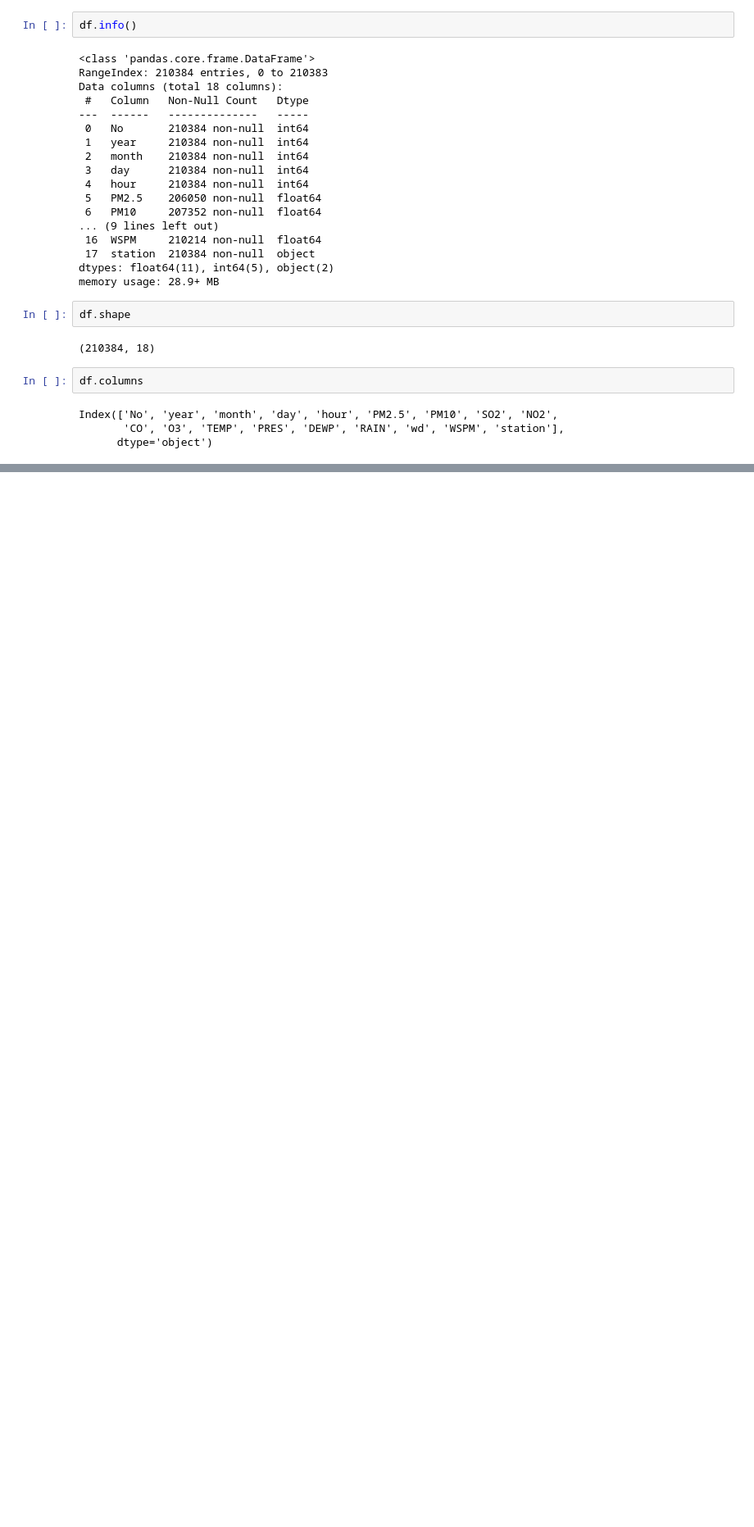
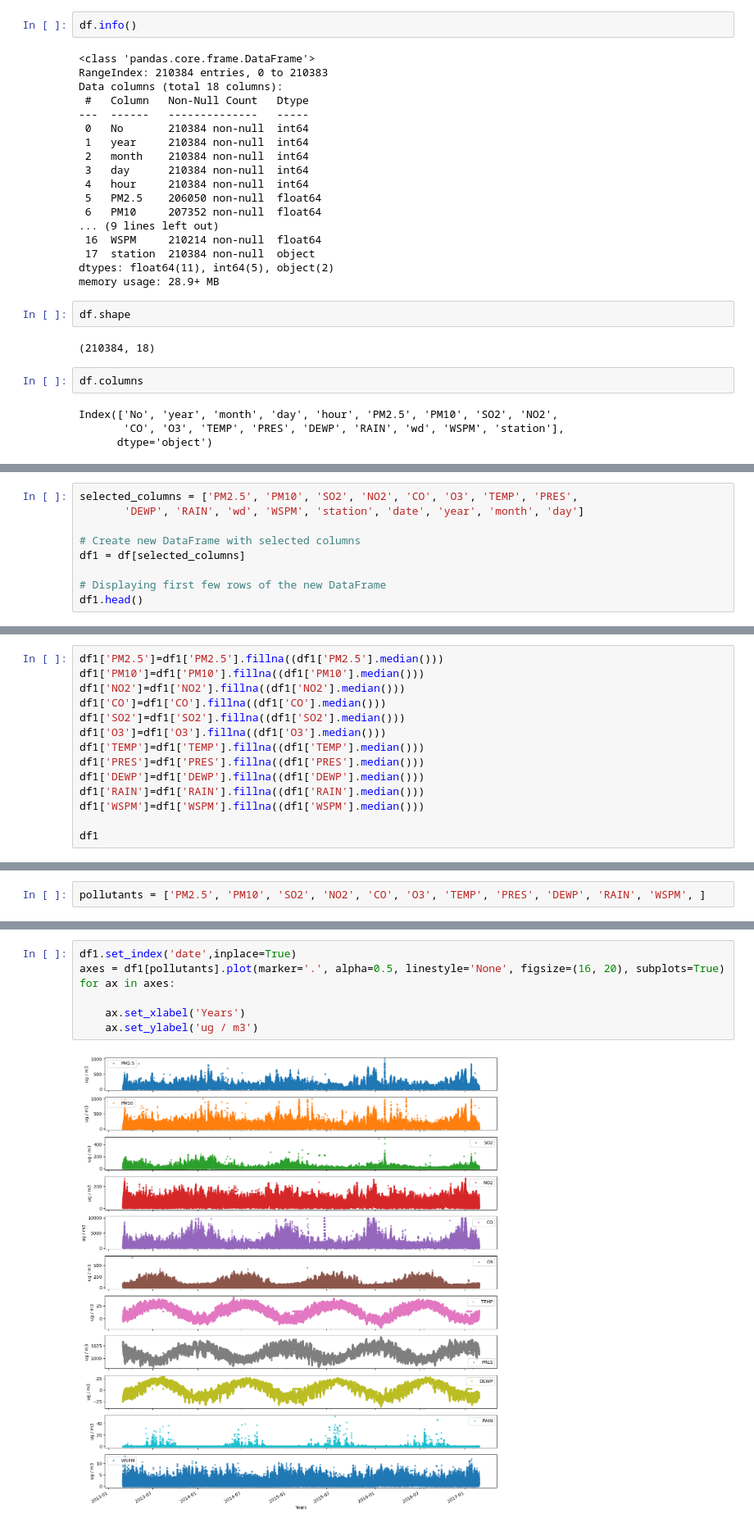
Before and after one commit to Prathap1418/CMP7005_Assi, a Jupyter notebook: CMP7005_Assi.ipynb, the cells around one changed output, grey strips where cells are left out. Shown at 82% size. Cells and saved outputs as stored; diff of their text form; blank space fills up the shorter version.

```diff
--- a/CMP7005_Assi.ipynb
+++ b/CMP7005_Assi.ipynb
@@ -476,0 +437,9 @@ date&time     0  0.000000
+# %%
+selected_columns = ['PM2.5', 'PM10', 'SO2', 'NO2', 'CO', 'O3', 'TEMP', 'PRES',
+       'DEWP', 'RAIN', 'wd', 'WSPM', 'station', 'date', 'year', 'month', 'day']
+
+# Create new DataFrame with selected columns
+df1 = df[selected_columns]
+
+# Displaying first few rows of the new DataFrame
+df1.head()
@@ -476,0 +471,14 @@ date&time     0  0.000000
+# %%
+df1['PM2.5']=df1['PM2.5'].fillna((df1['PM2.5'].median()))
+df1['PM10']=df1['PM10'].fillna((df1['PM10'].median()))
+df1['NO2']=df1['NO2'].fillna((df1['NO2'].median()))
+df1['CO']=df1['CO'].fillna((df1['CO'].median()))
+df1['SO2']=df1['SO2'].fillna((df1['SO2'].median()))
+df1['O3']=df1['O3'].fillna((df1['O3'].median()))
+df1['TEMP']=df1['TEMP'].fillna((df1['TEMP'].median()))
+df1['PRES']=df1['PRES'].fillna((df1['PRES'].median()))
+df1['DEWP']=df1['DEWP'].fillna((df1['DEWP'].median()))
+df1['RAIN']=df1['RAIN'].fillna((df1['RAIN'].median()))
+df1['WSPM']=df1['WSPM'].fillna((df1['WSPM'].median()))
+
+df1
@@ -476,0 +511,2 @@ date&time     0  0.000000
+# %%
+pollutants = ['PM2.5', 'PM10', 'SO2', 'NO2', 'CO', 'O3', 'TEMP', 'PRES', 'DEWP', 'RAIN', 'WSPM', ]
@@ -476,0 +515,9 @@ date&time     0  0.000000
+# %%
+df1.set_index('date',inplace=True)
+axes = df1[pollutants].plot(marker='.', alpha=0.5, linestyle='None', figsize=(16, 20), subplots=True)
+for ax in axes:
+
+    ax.set_xlabel('Years')
+    ax.set_ylabel('ug / m3')
+# %% [output]
+[figure, added]
```
Also changed, not shown: parts of 22 cells of this notebook.
